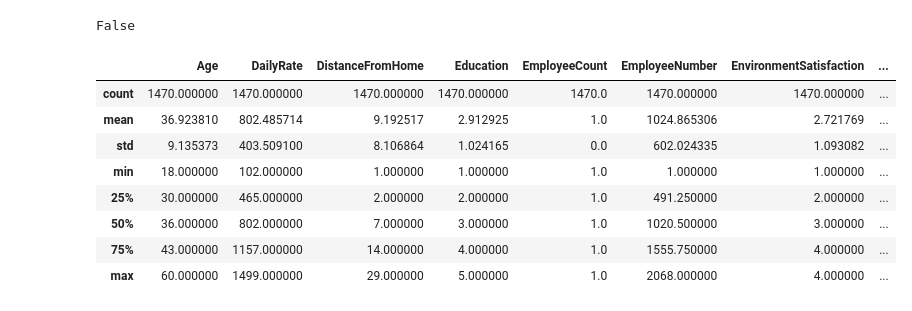
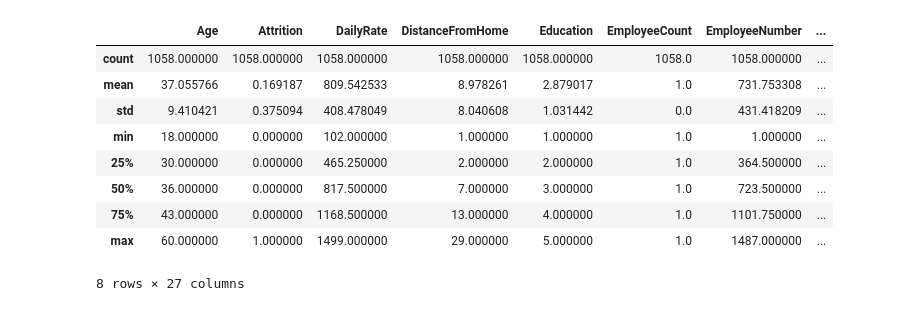
Before and after one commit to karanBx/EmployeeAttrition, a Jupyter notebook: EmployeeLeave.ipynb, the cells around one changed output. Cells and saved outputs as stored; diff of their text form; code cells hidden in the pictures.

```diff
--- a/EmployeeLeave.ipynb
+++ b/EmployeeLeave.ipynb
@@ -30,0 +23,3 @@ df.head(7)
+# %%
+#Loading the dataset
+data = pd.read_csv('/content/sample_data/train.csv')
@@ -77,21 +88,17 @@ YearsWithCurrManager        0
 dtype: int64
-# %%
-#Another check for any null / missing values
-df.isnull().values.any()
-# %% [output]
-False
 # %%
 #View some basic statistical details like percentile, mean, standard deviation etc.
-df.describe()
+data.describe()
 # %% [output]
-|  | Age | DailyRate | DistanceFromHome | Education | EmployeeCount | EmployeeNumber | EnvironmentSatisfaction | ... |
-| count | 1470.000000 | 1470.000000 | 1470.000000 | 1470.000000 | 1470.0 | 1470.000000 | 1470.000000 | ... |
-| mean | 36.923810 | 802.485714 | 9.192517 | 2.912925 | 1.0 | 1024.865306 | 2.721769 | ... |
-| std | 9.135373 | 403.509100 | 8.106864 | 1.024165 | 0.0 | 602.024335 | 1.093082 | ... |
-| min | 18.000000 | 102.000000 | 1.000000 | 1.000000 | 1.0 | 1.000000 | 1.000000 | ... |
-| 25% | 30.000000 | 465.000000 | 2.000000 | 2.000000 | 1.0 | 491.250000 | 2.000000 | ... |
-| 50% | 36.000000 | 802.000000 | 7.000000 | 3.000000 | 1.0 | 1020.500000 | 3.000000 | ... |
-| 75% | 43.000000 | 1157.000000 | 14.000000 | 4.000000 | 1.0 | 1555.750000 | 4.000000 | ... |
-| max | 60.000000 | 1499.000000 | 29.000000 | 5.000000 | 1.0 | 2068.000000 | 4.000000 | ... |
+|  | Age | Attrition | DailyRate | DistanceFromHome | Education | EmployeeCount | EmployeeNumber | ... |
+| count | 1058.000000 | 1058.000000 | 1058.000000 | 1058.000000 | 1058.000000 | 1058.0 | 1058.000000 | ... |
+| mean | 37.055766 | 0.169187 | 809.542533 | 8.978261 | 2.879017 | 1.0 | 731.753308 | ... |
+| std | 9.410421 | 0.375094 | 408.478049 | 8.040608 | 1.031442 | 0.0 | 431.418209 | ... |
+| min | 18.000000 | 0.000000 | 102.000000 | 1.000000 | 1.000000 | 1.0 | 1.000000 | ... |
+| 25% | 30.000000 | 0.000000 | 465.250000 | 2.000000 | 2.000000 | 1.0 | 364.500000 | ... |
+| 50% | 36.000000 | 0.000000 | 817.500000 | 7.000000 | 3.000000 | 1.0 | 723.500000 | ... |
+| 75% | 43.000000 | 0.000000 | 1168.500000 | 13.000000 | 4.000000 | 1.0 | 1101.750000 | ... |
+| max | 60.000000 | 1.000000 | 1499.000000 | 29.000000 | 5.000000 | 1.0 | 1487.000000 | ... |
+8 rows × 27 columns
 # %%
 #Get a count of the number of employee attrition, the number of employees that stayed (no) and the number that left (yes)
```
Also changed, not shown: parts of 23 cells of this notebook.
